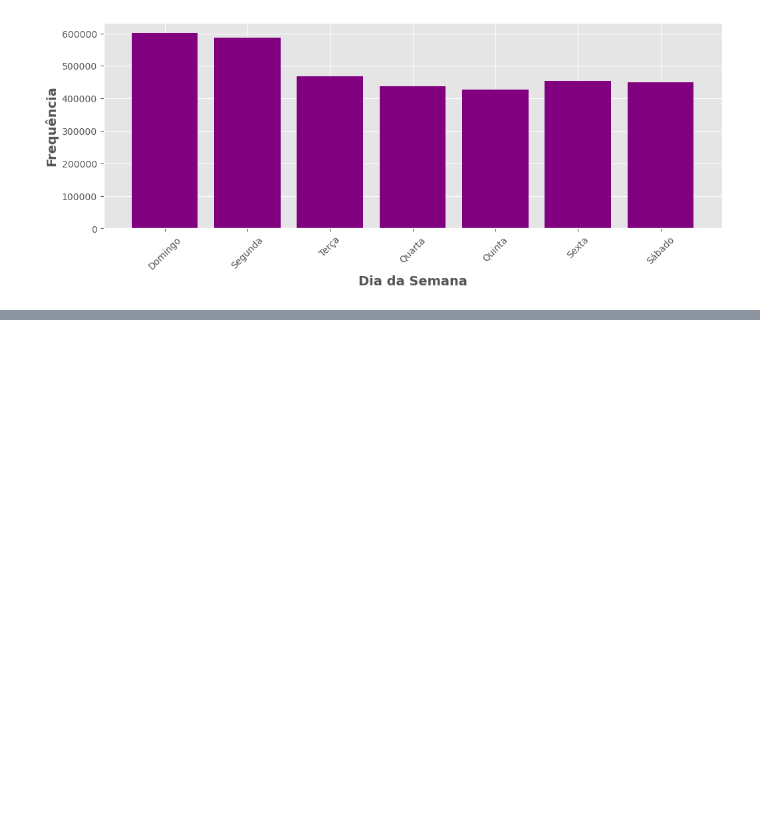
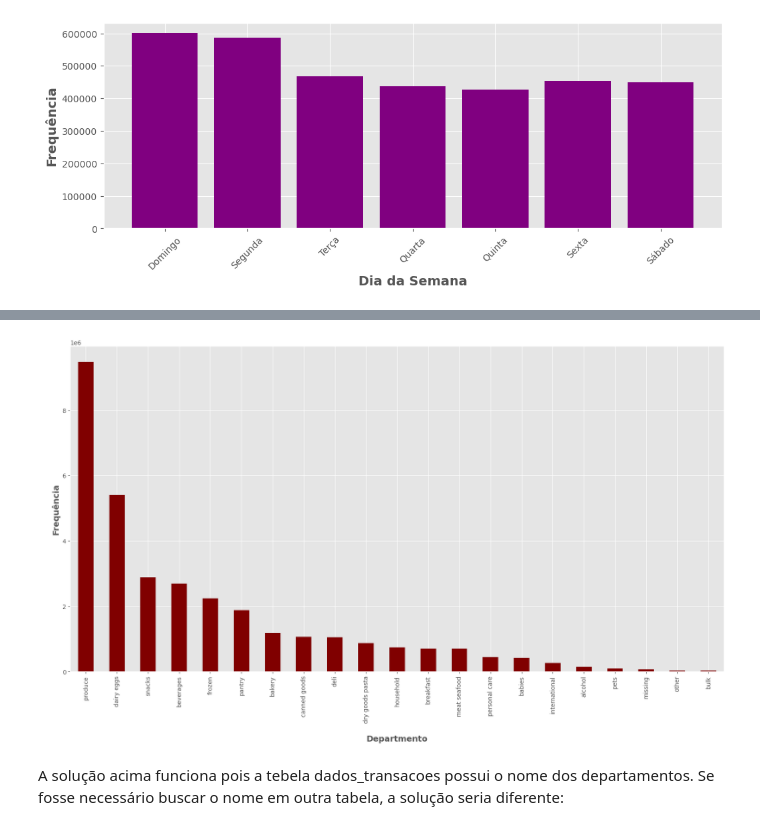
Before and after one commit to leojutsu/analise_de_dados, a Jupyter notebook: Projeto6.ipynb, the cells around one changed output, grey strips where cells are left out. Drawn from its saved outputs; the diff is of its cells as text; code cells hidden in the pictures; blank space fills up the shorter version.

```diff
--- a/Projeto6.ipynb
+++ b/Projeto6.ipynb
@@ -416,0 +493,4 @@ plt.show()
+# %%
+# Contagem de pedidos por departamento
+contagem_departamento = dados_transacoes['department'].value_counts()
+contagem_departamento.head()
@@ -416,0 +505,12 @@ plt.show()
+# %%
+# Plot
+fig = plt.figure(figsize = (20,10))
+contagem_departamento.plot(kind = "bar", color = "maroon")
+plt.xticks(rotation = 90)
+plt.xlabel('\nDepartmento', fontsize= 14, fontweight = 'bold')
+plt.ylabel('\nFrequência', fontsize= 14, fontweight = 'bold')
+plt.show()
+# %% [output]
+[figure, added]
+# %% [markdown]
+A solução acima funciona pois a tebela dados_transacoes possui o nome dos departamentos. Se fosse necessário buscar o nome em outra tabela, a solução seria diferente:
```
Also changed, not shown: parts of 18 cells of this notebook.
